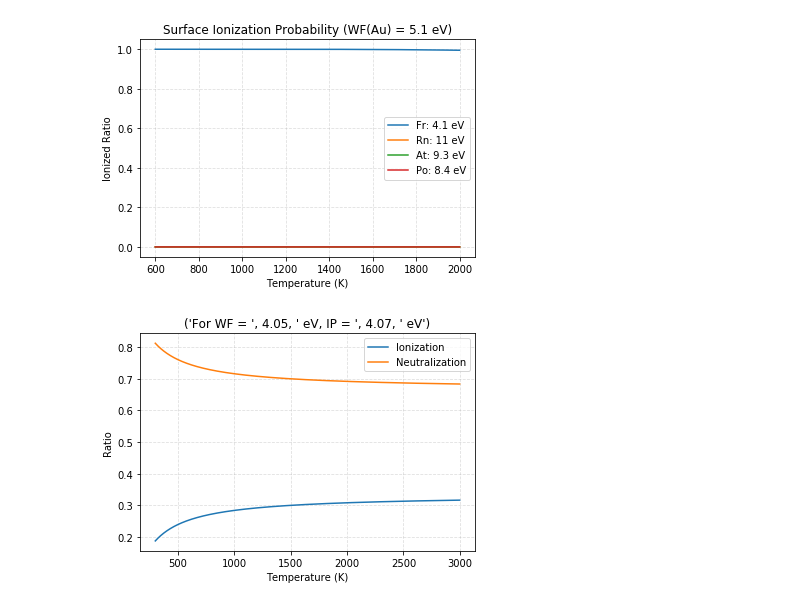
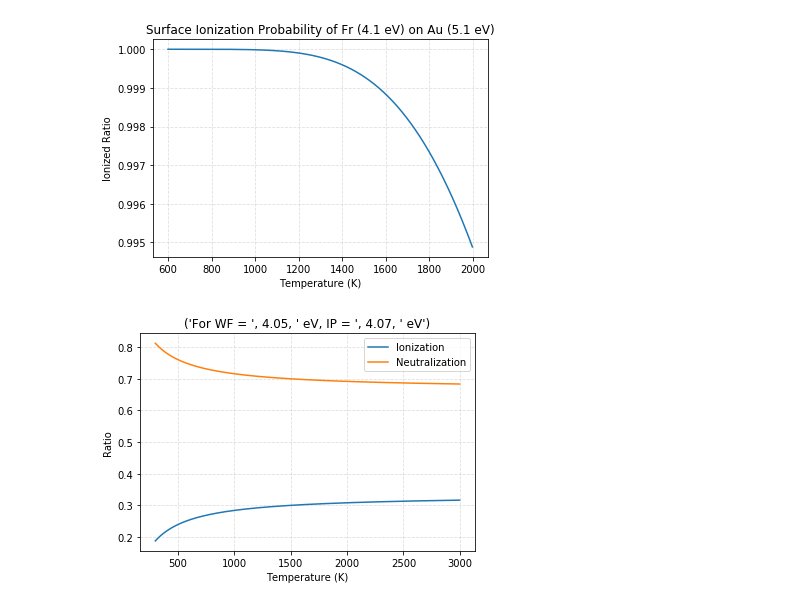
Before and after one commit to naoya-ozawa/langmuir_saha_calculator, a Jupyter notebook: ion_atom_distribution.ipynb, the cells around one changed output. Saved outputs shown, nothing was run; the diff lists cells and outputs as text; code cells hidden in the pictures.

Commit message:
[add] Fr SI probability Temp dependence

```diff
--- a/ion_atom_distribution.ipynb
+++ b/ion_atom_distribution.ipynb
@@ -58,33 +58,33 @@ E_ip_K = 4.34066369
 # %%
 # Plot graph
 
 T = np.array(range(600,2000))
 plt.plot(T, ionization(T,E_wf_Au,E_ip_Fr,sw_Alkali,k), label='Fr: 4.1 eV')
-plt.plot(T, ionization(T,E_wf_Au,E_ip_Rn,sw_Rn,k), label='Rn: 11 eV')
-plt.plot(T, ionization(T,E_wf_Au,E_ip_At,sw_At,k), label='At: 9.3 eV')
-plt.plot(T, ionization(T,E_wf_Au,E_ip_Po,sw_Po,k), label='Po: 8.4 eV')
+#plt.plot(T, ionization(T,E_wf_Au,E_ip_Rn,sw_Rn,k), label='Rn: 11 eV')
+#plt.plot(T, ionization(T,E_wf_Au,E_ip_At,sw_At,k), label='At: 9.3 eV')
+#plt.plot(T, ionization(T,E_wf_Au,E_ip_Po,sw_Po,k), label='Po: 8.4 eV')
 #plt.plot(T, ionization(T,E_wf_Au,E_ip_Rb,sw_Alkali,k), label='Rb: 4.2 eV')
 #plt.plot(T, ionization(T,E_wf_Au,E_ip_Na,sw_Alkali,k), label='Na: 5.1 eV')
 #plt.plot(T, ionization(T,E_wf_Au,E_ip_K,sw_Alkali,k), label='K: 4.3 eV')
 
 
-title = 'Surface Ionization Probability (WF(Au) = {} eV)'.format(E_wf_Au)
+title = 'Surface Ionization Probability of Fr (4.1 eV) on Au ({} eV)'.format(E_wf_Au)
 plt.title(title)
 plt.xlabel('Temperature (K)')
 plt.ylabel('Ionized Ratio')
 #plt.yscale('log')
 
 # Add a grid
 plt.grid(alpha=.4,linestyle='--')
 
 # Add a Legend
-plt.legend(loc='best')
+#plt.legend(loc='best')
 
 # Show the plot
-plt.savefig('Fr_and_byproducts_ionization_ratio.pdf')
+plt.savefig('Fr_ionization_ratio.pdf')
 plt.show()
 # %% [output]
-[figure, old version]
+[figure, new version]
 # %%
 # Constants and input parameters
 
```
Also changed, not shown: 1 other file.
